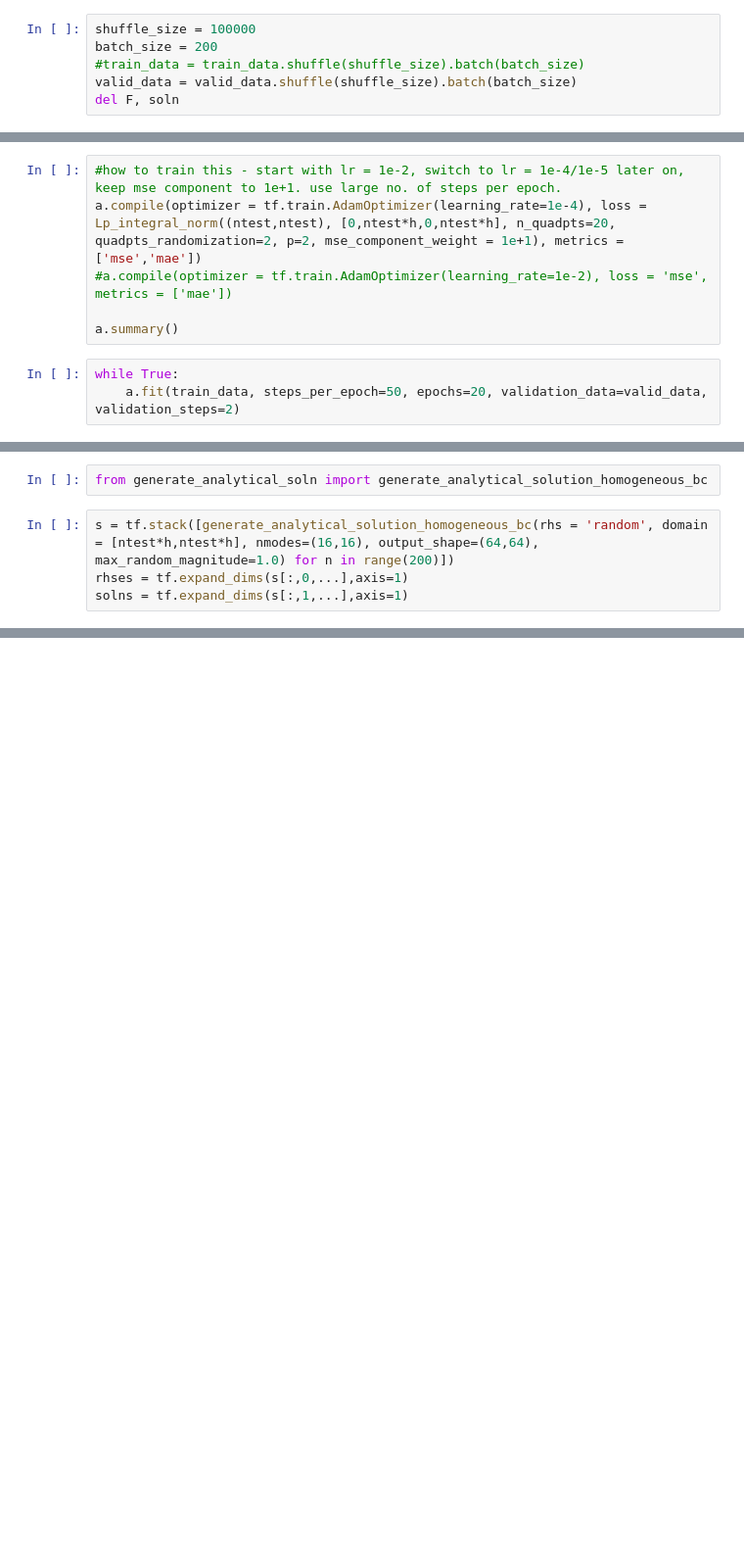
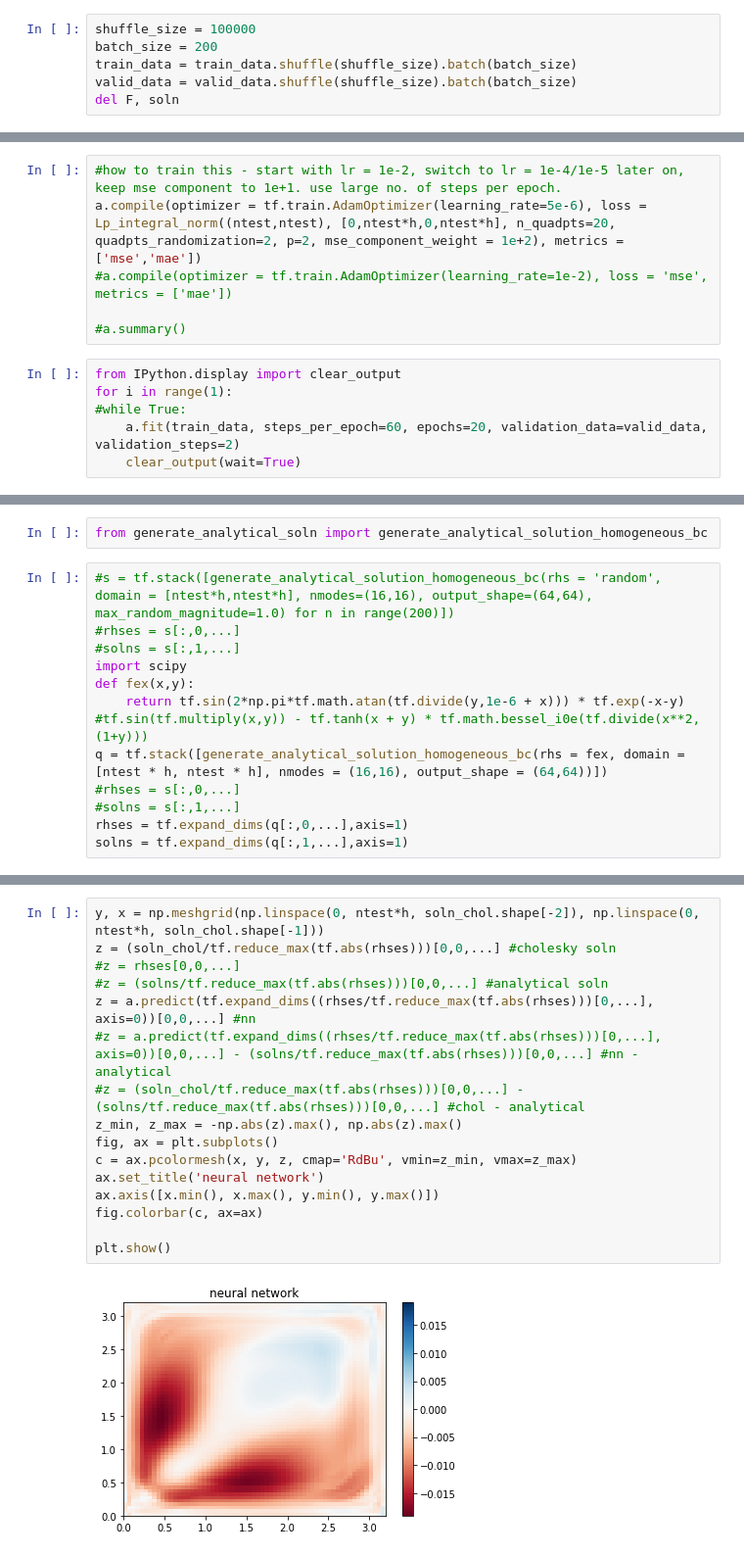
Before and after one commit to aligirayhanozbay/poisson_CNN, a Jupyter notebook: poisson_CNN.ipynb, the cells around one changed output, grey strips where cells are left out. Shown at 98% size. Drawn from its saved outputs; the diff is of its cells as text; blank space fills up the shorter version.

```diff
--- a/poisson_CNN.ipynb
+++ b/poisson_CNN.ipynb
@@ -51,7 +68,7 @@ for i in range(5,6):
 # %%
 shuffle_size = 100000
 batch_size = 200
-#train_data = train_data.shuffle(shuffle_size).batch(batch_size)
+train_data = train_data.shuffle(shuffle_size).batch(batch_size)
 valid_data = valid_data.shuffle(shuffle_size).batch(batch_size)
 del F, soln
 # %%
@@ -108,9 +131,12 @@ a.load_weights(folder + '/model_stable_-11.h5')# - 4% mae
 # %%
 #how to train this - start with lr = 1e-2, switch to lr = 1e-4/1e-5 later on, keep mse component to 1e+1. use large no. of steps per epoch.
-a.compile(optimizer = tf.train.AdamOptimizer(learning_rate=1e-4), loss = Lp_integral_norm((ntest,ntest), [0,ntest*h,0,ntest*h], n_quadpts=20, quadpts_randomization=2, p=2, mse_component_weight = 1e+1), metrics = ['mse','mae'])
+a.compile(optimizer = tf.train.AdamOptimizer(learning_rate=5e-6), loss = Lp_integral_norm((ntest,ntest), [0,ntest*h,0,ntest*h], n_quadpts=20, quadpts_randomization=2, p=2, mse_component_weight = 1e+2), metrics = ['mse','mae'])
 #a.compile(optimizer = tf.train.AdamOptimizer(learning_rate=1e-2), loss = 'mse', metrics = ['mae'])
 
-a.summary()
+#a.summary()
 # %%
-while True:
-    a.fit(train_data, steps_per_epoch=50, epochs=20, validation_data=valid_data, validation_steps=2)
+from IPython.display import clear_output
+for i in range(1):
+#while True:
+    a.fit(train_data, steps_per_epoch=60, epochs=20, validation_data=valid_data, validation_steps=2)
+    clear_output(wait=True)
@@ -325,9 +369,17 @@ plt.show()
 # %%
 from generate_analytical_soln import generate_analytical_solution_homogeneous_bc
 # %%
-s = tf.stack([generate_analytical_solution_homogeneous_bc(rhs = 'random', domain = [ntest*h,ntest*h], nmodes=(16,16), output_shape=(64,64), max_random_magnitude=1.0) for n in range(200)])
-rhses = tf.expand_dims(s[:,0,...],axis=1)
-solns = tf.expand_dims(s[:,1,...],axis=1)
+#s = tf.stack([generate_analytical_solution_homogeneous_bc(rhs = 'random', domain = [ntest*h,ntest*h], nmodes=(16,16), output_shape=(64,64), max_random_magnitude=1.0) for n in range(200)])
+#rhses = s[:,0,...]
+#solns = s[:,1,...]
+import scipy
+def fex(x,y):
+    return tf.sin(2*np.pi*tf.math.atan(tf.divide(y,1e-6 + x))) * tf.exp(-x-y) #tf.sin(tf.multiply(x,y)) - tf.tanh(x + y) * tf.math.bessel_i0e(tf.divide(x**2,(1+y)))
+q = tf.stack([generate_analytical_solution_homogeneous_bc(rhs = fex, domain = [ntest * h, ntest * h], nmodes = (16,16), output_shape = (64,64))])
+#rhses = s[:,0,...]
+#solns = s[:,1,...]
+rhses = tf.expand_dims(q[:,0,...],axis=1)
+solns = tf.expand_dims(q[:,1,...],axis=1)
 # %%
 from generate_dataset import poisson_matrix, poisson_RHS
 pm = poisson_matrix(ntest,ntest)
@@ -441,0 +429,18 @@ def generate_analytical_solution_homogeneous_bc(rhs = 'random', output_shape = (
+# %%
+y, x = np.meshgrid(np.linspace(0, ntest*h, soln_chol.shape[-2]), np.linspace(0, ntest*h, soln_chol.shape[-1]))
+z = (soln_chol/tf.reduce_max(tf.abs(rhses)))[0,0,...] #cholesky soln
+#z = rhses[0,0,...]
+#z = (solns/tf.reduce_max(tf.abs(rhses)))[0,0,...] #analytical soln
+z = a.predict(tf.expand_dims((rhses/tf.reduce_max(tf.abs(rhses)))[0,...], axis=0))[0,0,...] #nn
+#z = a.predict(tf.expand_dims((rhses/tf.reduce_max(tf.abs(rhses)))[0,...], axis=0))[0,0,...] - (solns/tf.reduce_max(tf.abs(rhses)))[0,0,...] #nn - analytical
+#z = (soln_chol/tf.reduce_max(tf.abs(rhses)))[0,0,...] - (solns/tf.reduce_max(tf.abs(rhses)))[0,0,...] #chol - analytical
+z_min, z_max = -np.abs(z).max(), np.abs(z).max()
+fig, ax = plt.subplots()
+c = ax.pcolormesh(x, y, z, cmap='RdBu', vmin=z_min, vmax=z_max)
+ax.set_title('neural network')
+ax.axis([x.min(), x.max(), y.min(), y.max()])
+fig.colorbar(c, ax=ax)
+
+plt.show()
+# %% [output]
+[figure, added]
```
Also changed, not shown: parts of 13 cells of this notebook, 2 other files.
